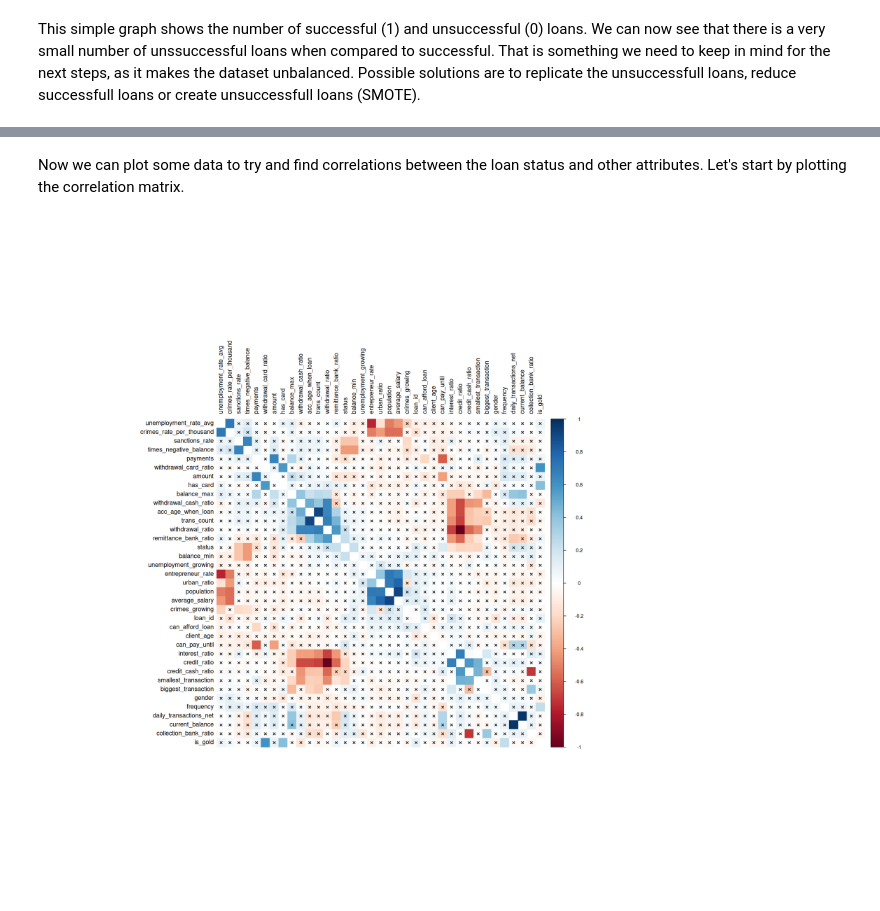
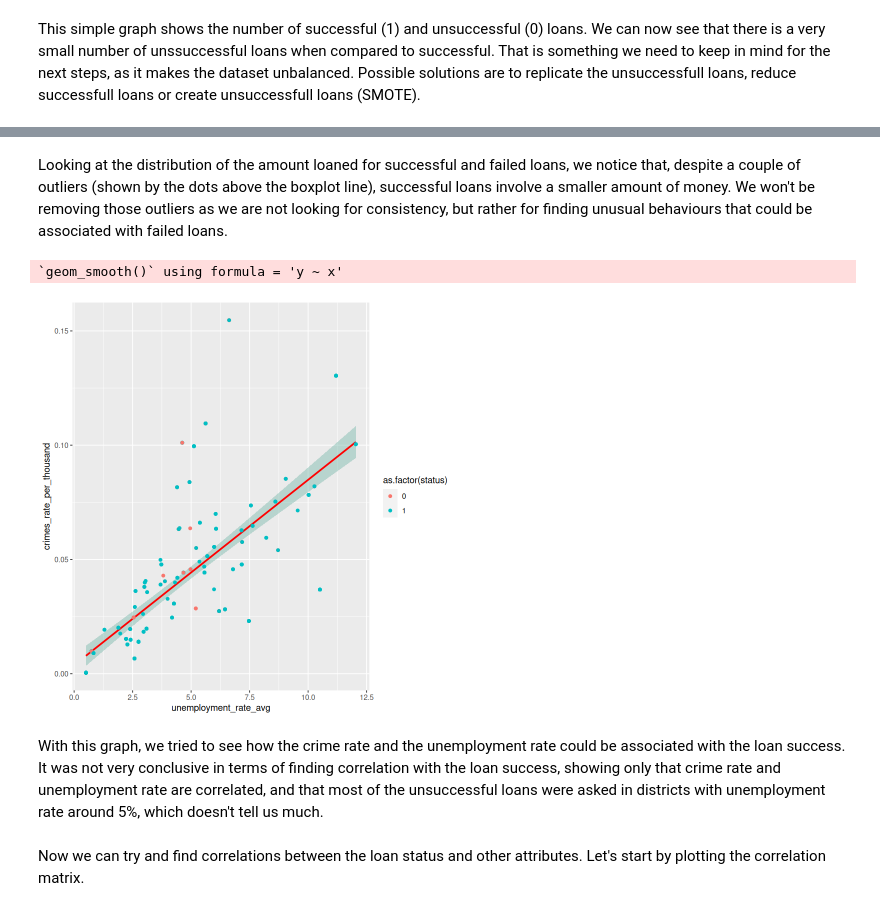
Before and after one commit to 1Krypt0/FEUP-AC-PROJ, a Jupyter notebook: docs/data-understanding.ipynb, the cells around one changed output, grey strips where cells are left out. Saved outputs shown, nothing was run; the diff lists cells and outputs as text; code cells hidden in the pictures; blank space fills up the shorter version.

```diff
--- a/docs/data-understanding.ipynb
+++ b/docs/data-understanding.ipynb
@@ -67,17 +55,14 @@ This simple graph shows the number of successful (1) and unsuccessful (0) loans.
+# %% [markdown]
+Looking at the distribution of the amount loaned for successful and failed loans, we notice that, despite a couple of outliers (shown by the dots above the boxplot line), successful loans involve a smaller amount of money. We won't be removing those outliers as we are not looking for consistency, but rather for finding unusual behaviours that could be associated with failed loans.
+# %%
+ggplot(data, aes(x=unemployment_rate_avg, y=crimes_rate_per_thousand, color=as.factor(status))) +
+    geom_smooth(method=lm , color="red", fill="#69b3a2", se=TRUE) +
+    geom_point()
+# %% [output]
+`geom_smooth()` using formula = 'y ~ x'
+[figure, added]
+# %% [markdown]
+With this graph, we tried to see how the crime rate and the unemployment rate could be associated with the loan success.
+It was not very conclusive in terms of finding correlation with the loan success, showing only that crime rate and unemployment rate are correlated, and that most of the unsuccessful loans were asked in districts with unemployment rate around 5%, which doesn't tell us much.
 # %% [markdown]
-Now we can plot some data to try and find correlations between the loan status and other attributes. Let's start by plotting the correlation matrix.
+Now we can try and find correlations between the loan status and other attributes. Let's start by plotting the correlation matrix.
-# %%
-data_cor <- data %>%
-    select_if(is.numeric) %>%
-    cor(.)
-
-testRes <- cor.mtest(data_cor, conf.level = 0.95)
-
-options(repr.plot.width=15, repr.plot.height=15)
-## add significant level stars
-corrplot(data_cor, p.mat = testRes$p, method = 'color', diag = FALSE,
-         sig.level = c(0.001, 0.01, 0.05), pch.cex = 0.7,
-         insig = 'pch', pch.col = 'grey20', order = 'AOE', tl.col="black")
-options(repr.plot.width=7, repr.plot.height=7)
-# %% [output]
-[figure, removed]
```
Also changed, not shown: parts of 13 cells of this notebook, 1 other file.
